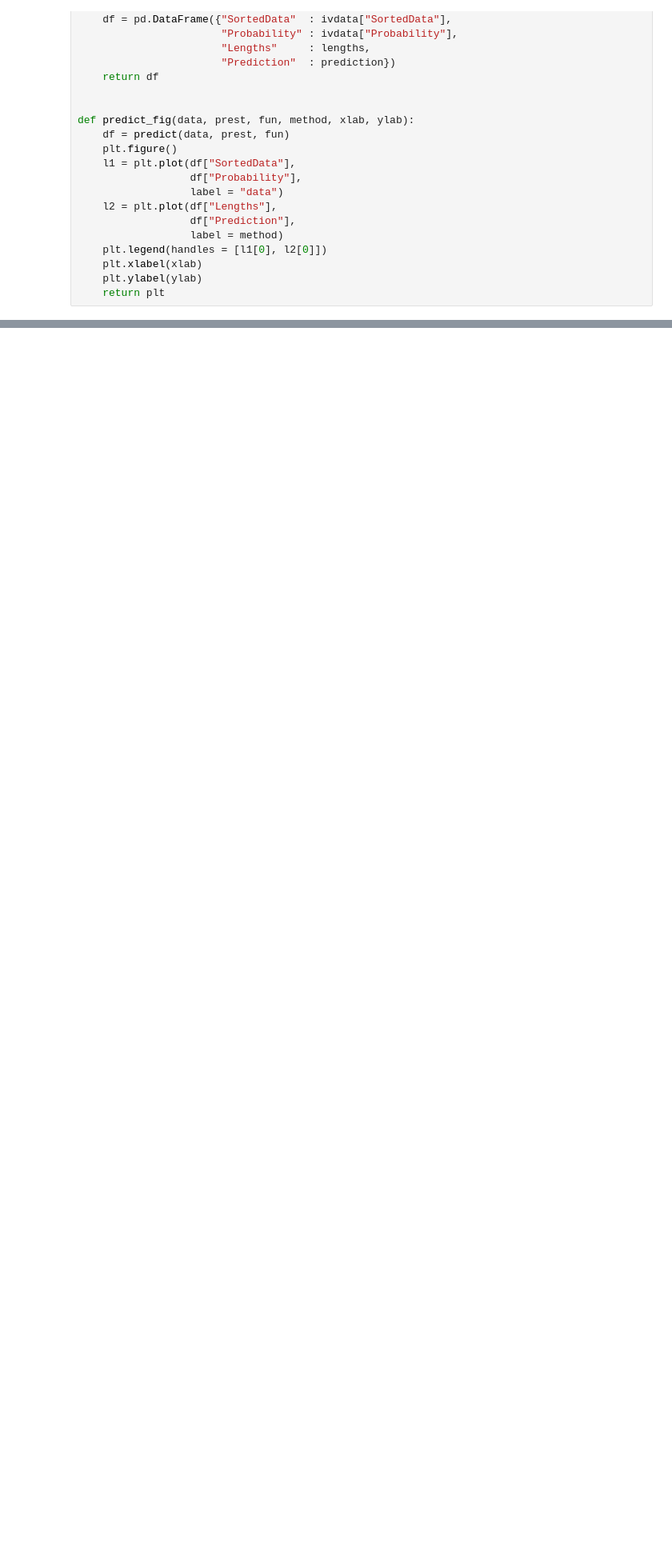
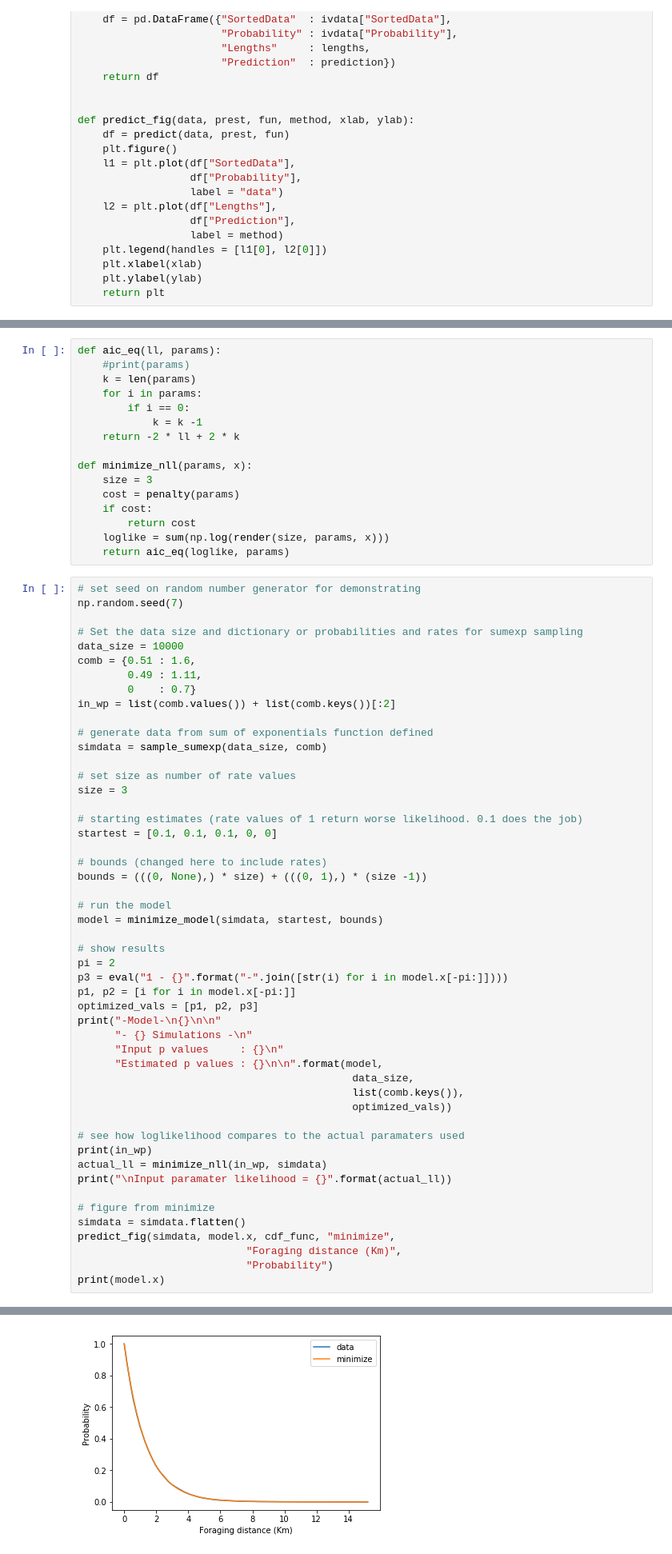
Before and after one commit to joseph-palmer/CMEECourseWork, a Jupyter notebook: Project/Notebooks/sumexp_fitting.ipynb, the cells around one changed output, grey strips where cells are left out. Shown at 80% size. Cells and saved outputs as stored; diff of their text form; blank space fills up the shorter version.

```diff
--- a/Project/Notebooks/sumexp_fitting.ipynb
+++ b/Project/Notebooks/sumexp_fitting.ipynb
@@ -501,0 +764,67 @@ You should also go over the above statement and back it up at relevent sections
+# %%
+def aic_eq(ll, params):
+    #print(params)
+    k = len(params)
+    for i in params:
+        if i == 0:
+            k = k -1
+    return -2 * ll + 2 * k
+
+def minimize_nll(params, x):
+    size = 3
+    cost = penalty(params)
+    if cost:
+        return cost
+    loglike = sum(np.log(render(size, params, x)))
+    return aic_eq(loglike, params)
+# %%
+# set seed on random number generator for demonstrating
+np.random.seed(7)
+
+# Set the data size and dictionary or probabilities and rates for sumexp sampling
+data_size = 10000
+comb = {0.51 : 1.6,
+        0.49 : 1.11,
+        0    : 0.7}
+in_wp = list(comb.values()) + list(comb.keys())[:2]
+
+# generate data from sum of exponentials function defined
+simdata = sample_sumexp(data_size, comb)
+
+# set size as number of rate values
+size = 3
+
+# starting estimates (rate values of 1 return worse likelihood. 0.1 does the job)
+startest = [0.1, 0.1, 0.1, 0, 0]
+
+# bounds (changed here to include rates)
+bounds = (((0, None),) * size) + (((0, 1),) * (size -1))
+
+# run the model
+model = minimize_model(simdata, startest, bounds)
+
+# show results
+pi = 2
+p3 = eval("1 - {}".format("-".join([str(i) for i in model.x[-pi:]])))
+p1, p2 = [i for i in model.x[-pi:]]
+optimized_vals = [p1, p2, p3]
+print("-Model-\n{}\n\n"
+      "- {} Simulations -\n"
+      "Input p values     : {}\n"
+      "Estimated p values : {}\n\n".format(model,
+                                            data_size,
+                                            list(comb.keys()),
+                                            optimized_vals))
+
+# see how loglikelihood compares to the actual paramaters used
+print(in_wp)
+actual_ll = minimize_nll(in_wp, simdata)
+print("\nInput paramater likelihood = {}".format(actual_ll))
+
+# figure from minimize
+simdata = simdata.flatten()
+predict_fig(simdata, model.x, cdf_func, "minimize",
+                           "Foraging distance (Km)",
+                           "Probability")
+print(model.x)
+# %% [output]
@@ -501,0 +848 @@ You should also go over the above statement and back it up at relevent sections
+[figure, added]
```
Also changed, not shown: parts of 30 cells of this notebook.
